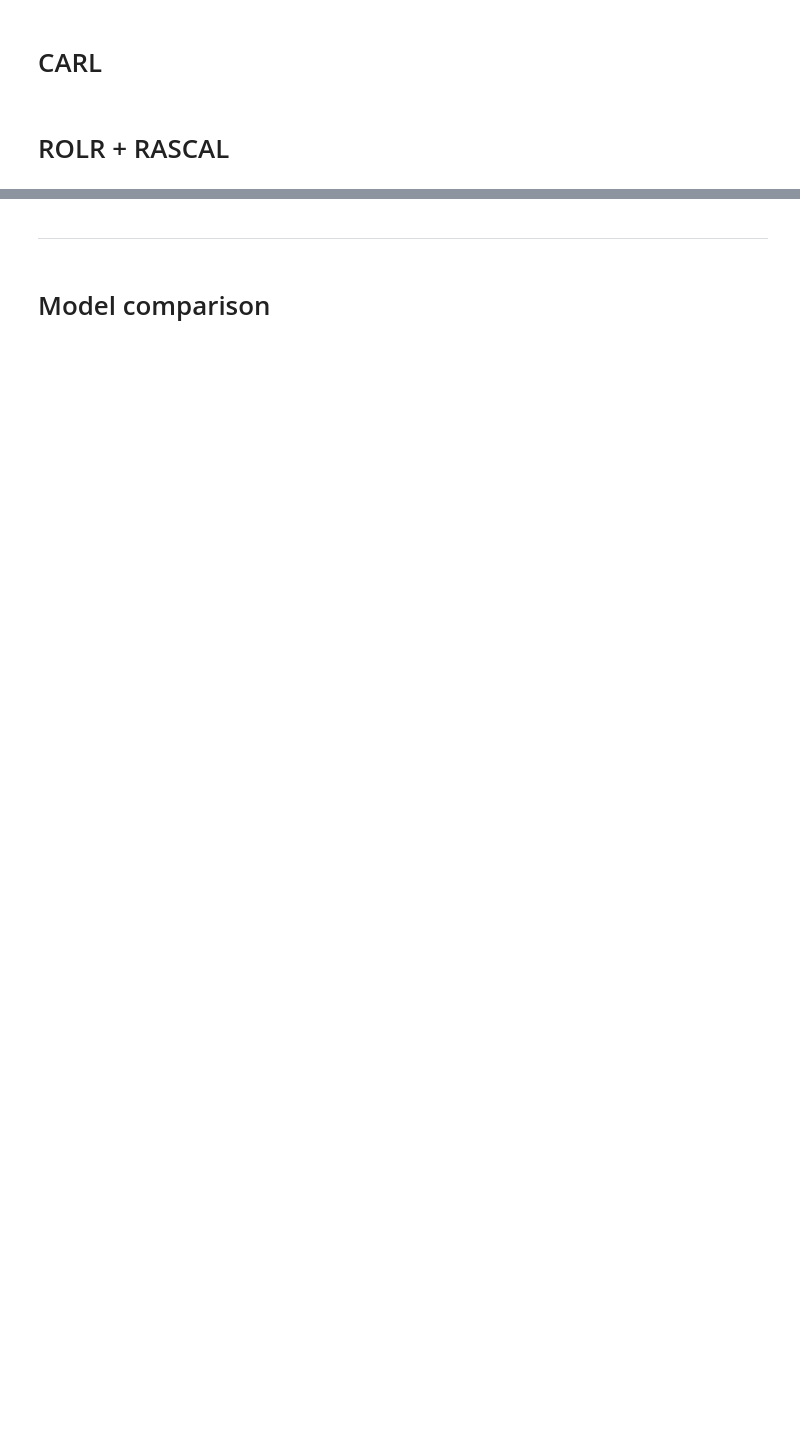
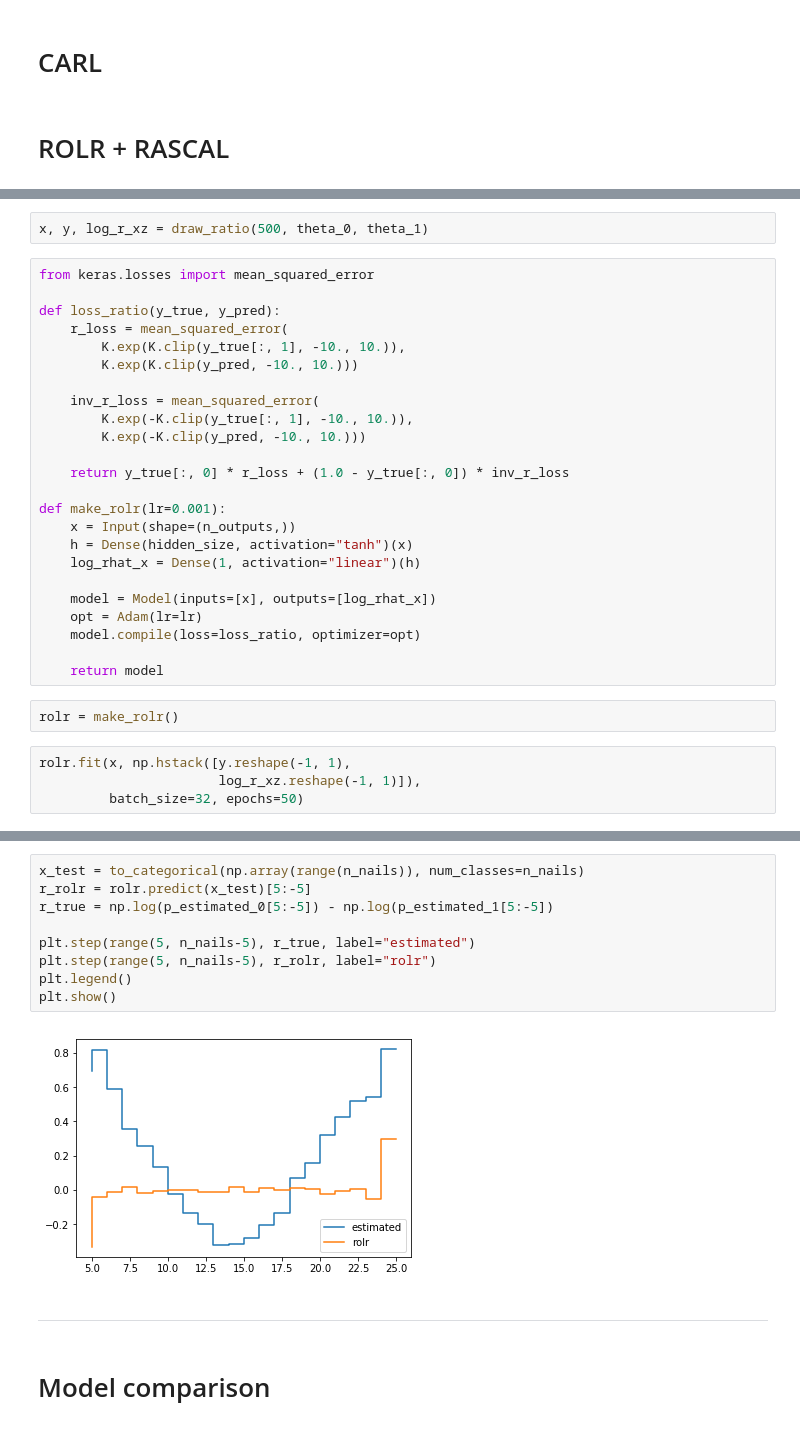
Before and after one commit to johannbrehmer/simulator-mining-example, a Jupyter notebook: Inference on Galton Board.ipynb, the cells around one changed output, grey strips where cells are left out. Drawn from its saved outputs; the diff is of its cells as text; blank space fills up the shorter version.

```diff
--- a/Inference on Galton Board.ipynb
+++ b/Inference on Galton Board.ipynb
@@ -175,0 +210,32 @@ plt.show()
+# %%
+x, y, log_r_xz = draw_ratio(500, theta_0, theta_1)
+# %%
+from keras.losses import mean_squared_error
+
+def loss_ratio(y_true, y_pred):
+    r_loss = mean_squared_error(
+        K.exp(K.clip(y_true[:, 1], -10., 10.)),
+        K.exp(K.clip(y_pred, -10., 10.)))
+
+    inv_r_loss = mean_squared_error(
+        K.exp(-K.clip(y_true[:, 1], -10., 10.)),
+        K.exp(-K.clip(y_pred, -10., 10.)))
+
+    return y_true[:, 0] * r_loss + (1.0 - y_true[:, 0]) * inv_r_loss
+
+def make_rolr(lr=0.001):
+    x = Input(shape=(n_outputs,))
+    h = Dense(hidden_size, activation="tanh")(x)
+    log_rhat_x = Dense(1, activation="linear")(h)
+
+    model = Model(inputs=[x], outputs=[log_rhat_x])
+    opt = Adam(lr=lr)
+    model.compile(loss=loss_ratio, optimizer=opt)
+
+    return model
+# %%
+rolr = make_rolr()
+# %%
+rolr.fit(x, np.hstack([y.reshape(-1, 1),
+                       log_r_xz.reshape(-1, 1)]),
+         batch_size=32, epochs=50)
@@ -176,3 +261,14 @@ plt.show()
+# %%
+x_test = to_categorical(np.array(range(n_nails)), num_classes=n_nails)
+r_rolr = rolr.predict(x_test)[5:-5]
+r_true = np.log(p_estimated_0[5:-5]) - np.log(p_estimated_1[5:-5])
+
+plt.step(range(5, n_nails-5), r_true, label="estimated")
+plt.step(range(5, n_nails-5), r_rolr, label="rolr")
+plt.legend()
+plt.show()
+# %% [output]
+[figure, added]
 # %% [markdown]
 ---
 # %% [markdown]
```
Also changed, not shown: parts of 10 cells of this notebook.
